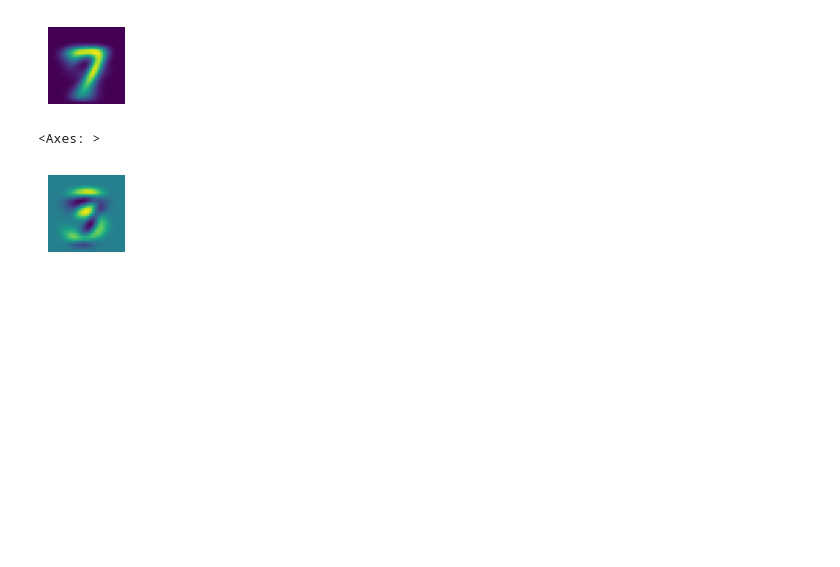
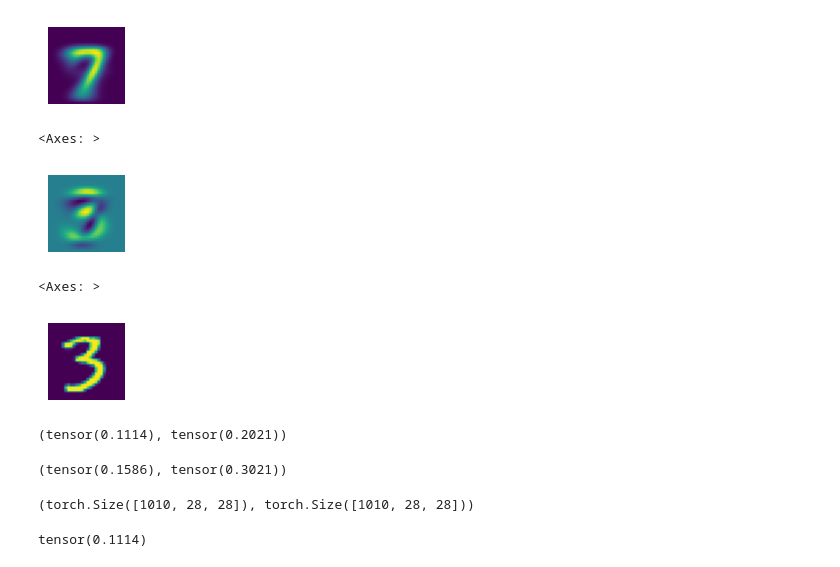
Before and after one commit to jamesliudotcc/fast_ai, a Jupyter notebook: Build_a_digit_classifier.ipynb, the cells around one changed output. Drawn from its saved outputs; the diff is of its cells as text; code cells hidden in the pictures; blank space fills up the shorter version.

```diff
--- a/Build_a_digit_classifier.ipynb
+++ b/Build_a_digit_classifier.ipynb
@@ -98,3 +92,36 @@ show_image(mean3-mean7)
 # %% [output]
 <Axes: >
 [figure]
+# %%
+a_3 = stacked_threes[1]
+show_image(a_3)
+# %% [output]
+<Axes: >
+[figure, added]
+# %%
+dist_3_abs = (a_3 - mean3).abs().mean()
+dist_3_sqr = ((a_3 - mean3)**2).mean().sqrt()
+dist_3_abs, dist_3_sqr
+# %% [output]
+(tensor(0.1114), tensor(0.2021))
+# %%
+dist_7_abs = (a_3 - mean7).abs().mean()
+dist_7_sqr = ((a_3 - mean7) ** 2).mean().sqrt()
+dist_7_abs, dist_7_sqr
+# %% [output]
+(tensor(0.1586), tensor(0.3021))
+# %%
+valid_3_tensor = torch.stack([tensor(Image.open(o)) for o in (path/'valid'/'3').ls()])
+valid_3_tensor = valid_3_tensor.float()/255
+
+valid_7_tensor = torch.stack([tensor(Image.open(o)) for o in (path/'valid'/'3').ls()])
+valid_7_tensor = valid_7_tensor.float()/255
+
+valid_3_tensor.shape, valid_7_tensor.shape
+# %% [output]
+(torch.Size([1010, 28, 28]), torch.Size([1010, 28, 28]))
+# %%
+def mnist_distance(a,b): return (a-b).abs().mean((-1,-2))
+mnist_distance(a_3, mean3)
+# %% [output]
+tensor(0.1114)
```
Also changed, not shown: parts of 11 cells of this notebook.
